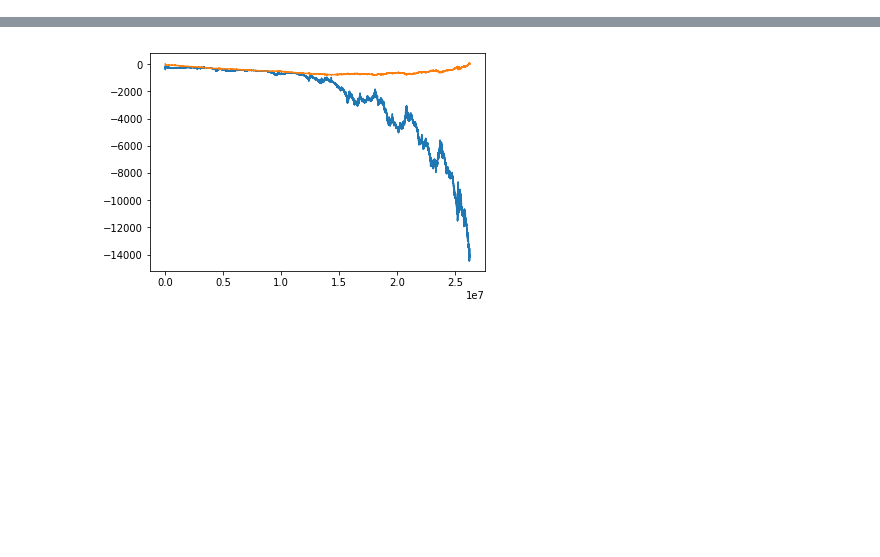
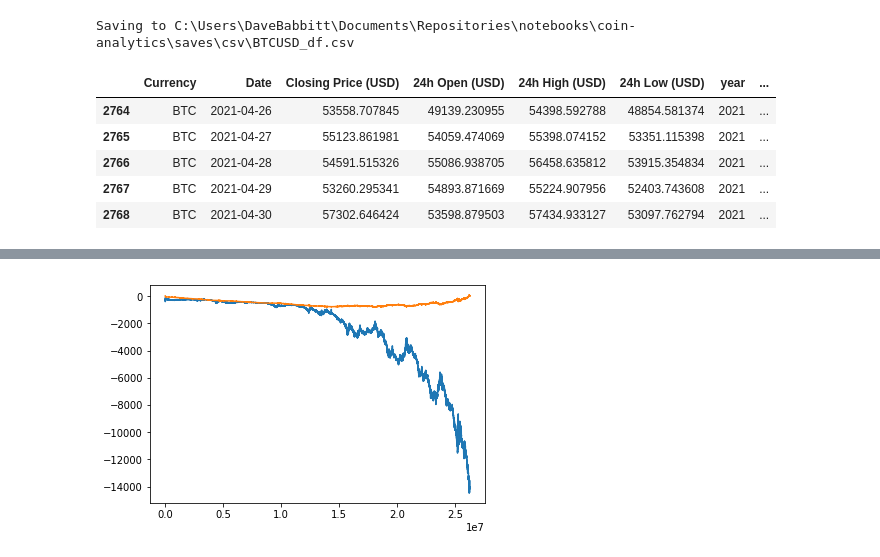
Before and after one commit to dbabbitt/notebooks, a Jupyter notebook: coin-analytics/ipynb/Saving at Coinbase.ipynb, the cells around one changed output, grey strips where cells are left out. Drawn from its saved outputs; the diff is of its cells as text; code cells hidden in the pictures; blank space fills up the shorter version.

```diff
--- a/coin-analytics/ipynb/Saving at Coinbase.ipynb
+++ b/coin-analytics/ipynb/Saving at Coinbase.ipynb
@@ -12,0 +52,12 @@ from datetime import datetime
+# %%
+
+s.save_dataframes(include_index=False, BTCUSD_df=BTCUSD_df)
+BTCUSD_df.tail()
+# %% [output]
+Saving to C:\Users\DaveBabbitt\Documents\Repositories\notebooks\coin-analytics\saves\csv\BTCUSD_df.csv
+|  | Currency | Date | Closing Price (USD) | 24h Open (USD) | 24h High (USD) | 24h Low (USD) | year | ... |
+| 2764 | BTC | 2021-04-26 | 53558.707845 | 49139.230955 | 54398.592788 | 48854.581374 | 2021 | ... |
+| 2765 | BTC | 2021-04-27 | 55123.861981 | 54059.474069 | 55398.074152 | 53351.115398 | 2021 | ... |
+| 2766 | BTC | 2021-04-28 | 54591.515326 | 55086.938705 | 56458.635812 | 53915.354834 | 2021 | ... |
+| 2767 | BTC | 2021-04-29 | 53260.295341 | 54893.871669 | 55224.907956 | 52403.743608 | 2021 | ... |
+| 2768 | BTC | 2021-04-30 | 57302.646424 | 53598.879503 | 57434.933127 | 53097.762794 | 2021 | ... |
```
Also changed, not shown: parts of 22 cells of this notebook, 2 other files.
